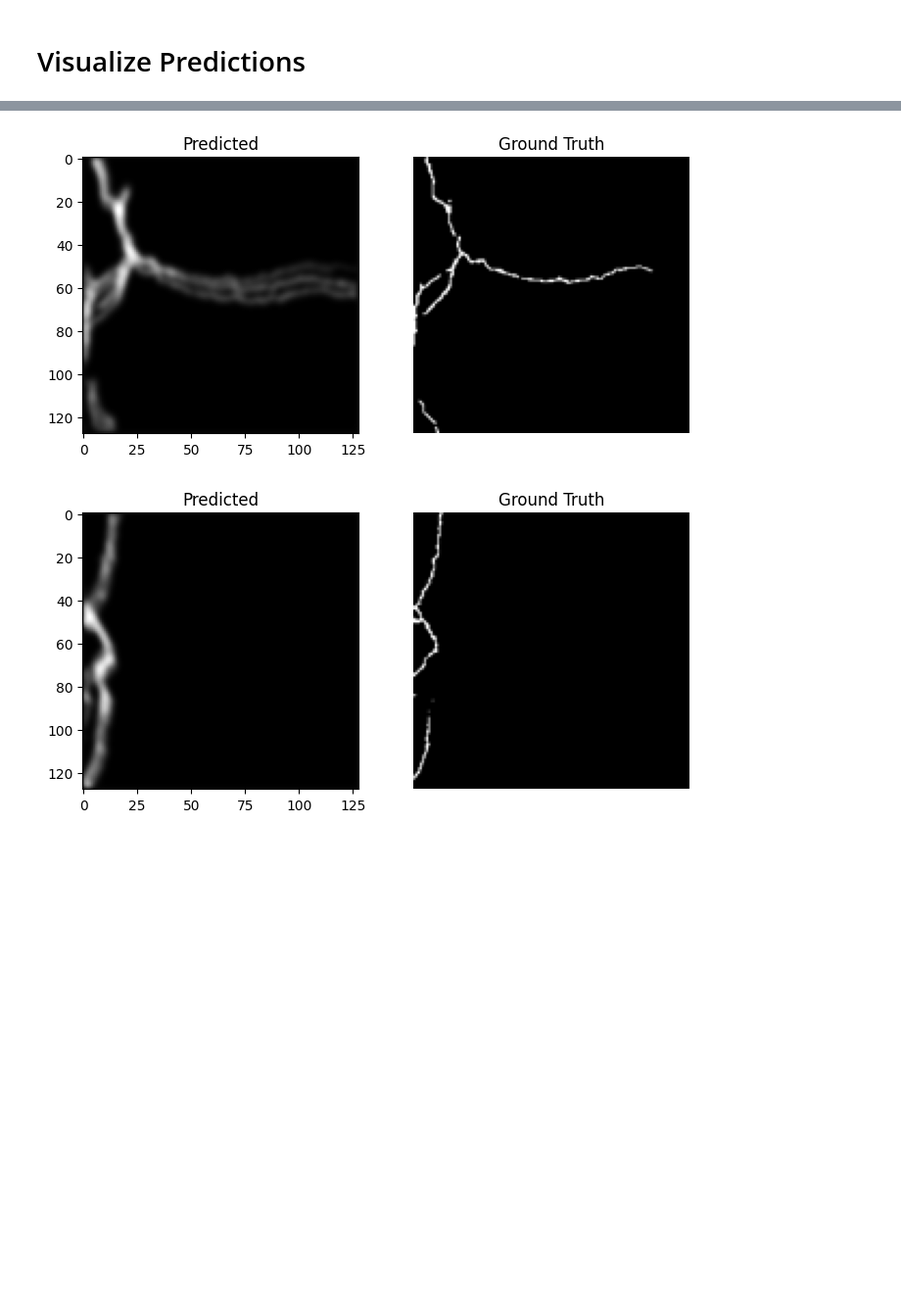
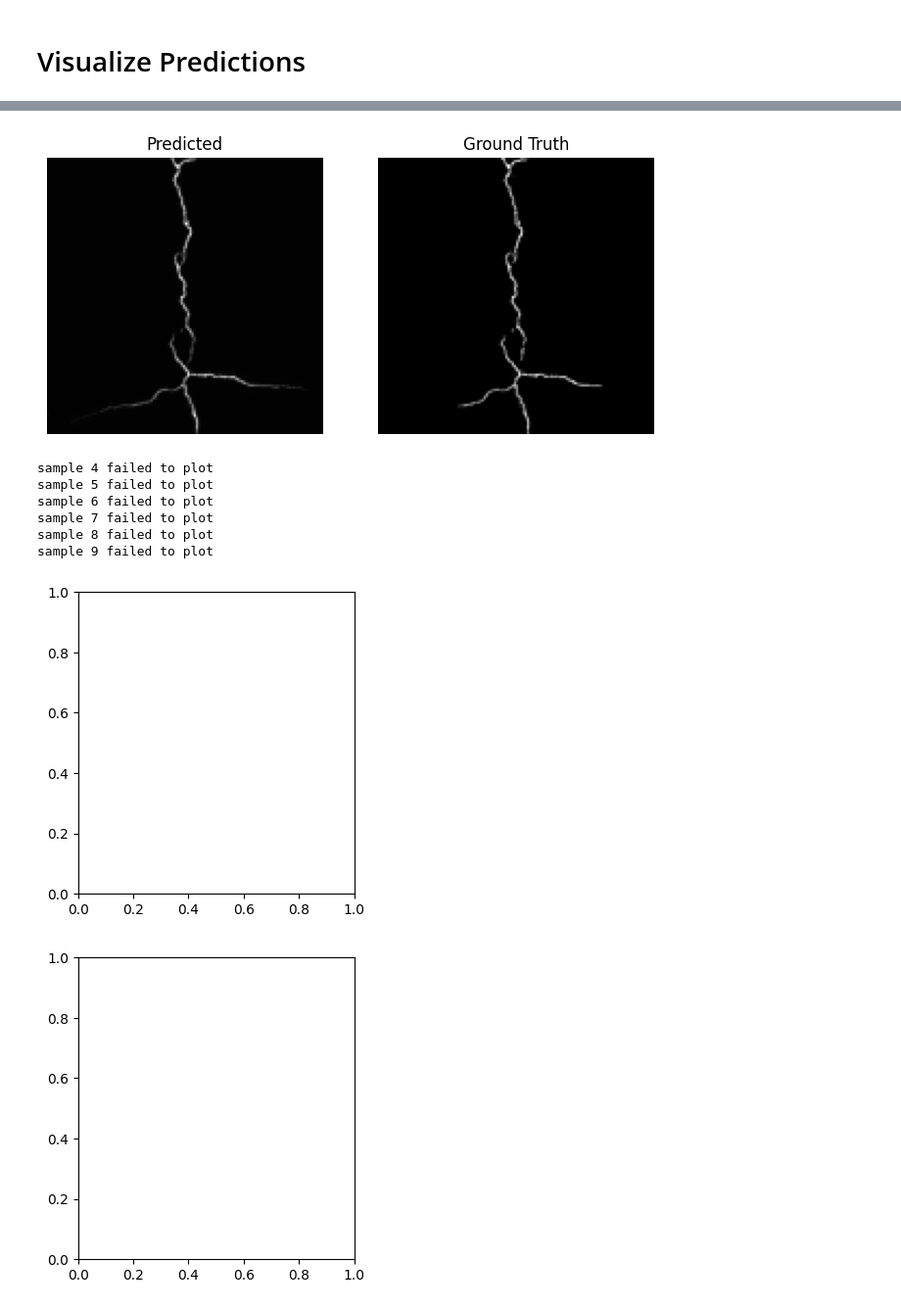
Before and after one commit to jnyang/crack_forecasting, a Jupyter notebook: notebooks/3_Build_model.ipynb, the cells around one changed output, grey strips where cells are left out. Shown at 98% size. Saved outputs shown, nothing was run; the diff lists cells and outputs as text; code cells hidden in the pictures; blank space fills up the shorter version.

```diff
--- a/notebooks/3_Build_model.ipynb
+++ b/notebooks/3_Build_model.ipynb
@@ -89,7 +92,7 @@ class GeoTorchConvLSTM(nn.Module):
 input_dim = 1
 input_width = 128
 input_height = 128
-hidden_layer_sizes = [256, 256, 2]
+hidden_layer_sizes = [256, 256, 1]
 num_layers = len(hidden_layer_sizes)
 
 # sequence lengths
@@ -97,9 +100,9 @@ len_history = 5
 len_predict = 1
 
 # training parameters
-epoch_nums = 10
-learning_rate = 0.0002
-batch_size = 32
+epoch_nums = 40
+learning_rate = 0.002
+batch_size = 4
 params = {'batch_size': batch_size, 'shuffle': False, 'drop_last':False, 'num_workers': 2}
 
 # Sets the model output directory
@@ -115,7 +118,7 @@ LOAD_INITIAL = False
 ## Load Data
 # %%
 # Set data paths
-data_root = '../data/Processed Dataset/v2 (uses the new segmentation masks)/FutureGAN_format'
+data_root = '../data/cracks_s_nb'
 train_path = os.path.join(data_root, "train")
 test_path = os.path.join(data_root, "test")
 val_path = os.path.join(data_root, "val")
@@ -269,15 +311,20 @@ def show_predictions(model, test_generator, device, num_samples=5):
         break
 
     for i in range(num_samples):
-        plt.figure(figsize=(8, 4))
-        plt.subplot(1, 2, 1)
-        plt.imshow(outputs[i, len_history - 1, 0, :, :].cpu().data.numpy(), cmap='gray')
-        plt.title("Predicted")
-        plt.subplot(1, 2, 2)
-        plt.imshow(np.squeeze(Y_batch[i, 0, :, :].cpu().data.numpy()), cmap='gray')
-        plt.title("Ground Truth")
-        plt.axis('off')
-        plt.show()
+        try:
+            plt.figure(figsize=(8, 4))
+            plt.subplot(1, 2, 1)
+            plt.imshow(outputs[i, len_history - 1, 0, :, :].cpu().data.numpy(), cmap='gray')
+            plt.axis('off')
+            plt.title("Predicted")
+            plt.subplot(1, 2, 2)
+            plt.imshow(np.squeeze(Y_batch[i, 0, :, :].cpu().data.numpy()), cmap='gray')
+            plt.axis('off')
+            plt.title("Ground Truth")
+            plt.show()
+        except:
+            print(f"sample {i} failed to plot")
+            continue
 # %%
-show_predictions(model, test_generator, device, num_samples=5)
+show_predictions(model, test_generator, device, num_samples=10)
 # %% [output]
@@ -287,2 +334,9 @@ show_predictions(model, test_generator, device, num_samples=5)
-[figure, old version]
+[figure, new version]
+sample 4 failed to plot
+sample 5 failed to plot
+sample 6 failed to plot
+sample 7 failed to plot
+sample 8 failed to plot
+sample 9 failed to plot
-[figure, old version]
+[figure, new version]
+[figure, added]
```
Also changed, not shown: parts of 8 cells of this notebook, 3 other files.
